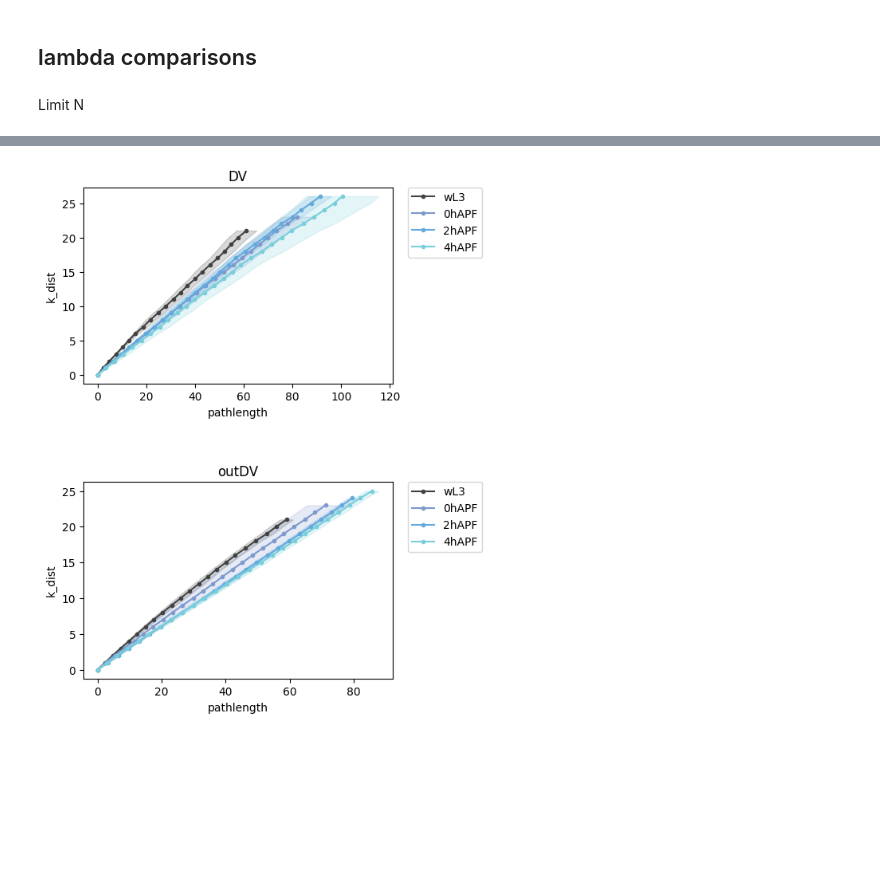
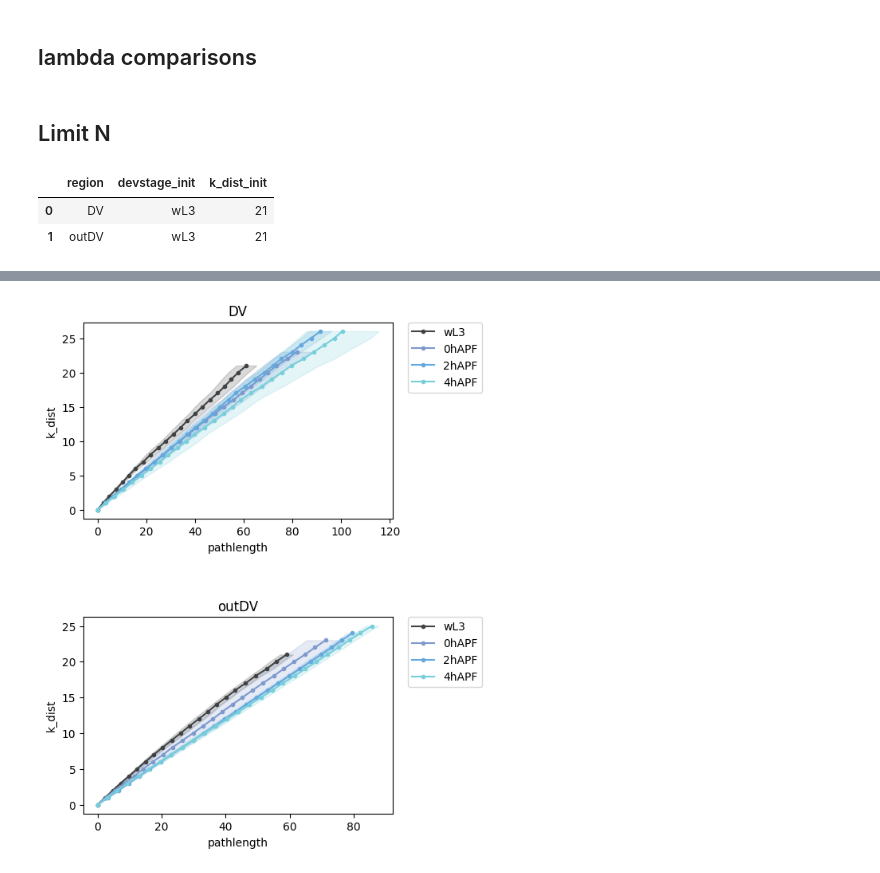
Before and after one commit to abhijeetkrishna/WDeversion_theory, a Jupyter notebook: Experiments/notebooks/prop_comparison_analysis.ipynb, the cells around one changed output, grey strips where cells are left out. Drawn from its saved outputs; the diff is of its cells as text; code cells hidden in the pictures; blank space fills up the shorter version.

```diff
--- a/Experiments/notebooks/prop_comparison_analysis.ipynb
+++ b/Experiments/notebooks/prop_comparison_analysis.ipynb
@@ -213,6 +222,6 @@ for i in range(len(devstage_combinations)):
 
     #concatenate to df_comparison
     df_comparison = pd.concat([df_comparison, df_temp], axis=0).reset_index(drop=True)
-# %% [markdown]
-Limit N
+# %% [markdown]
+## Limit N
 # %%
@@ -223 +237,9 @@ df_comparison = df_comparison.dropna(axis=0).reset_index(drop=True)
 df_comparison["ref_pathlength_scaled"] = df_comparison.groupby(["region", "devstage_init", "devstage_final"])["k_dist_pathlength_mean_init"].transform(lambda x: x/x.max())
+# %%
+#df_comparison = df_comparison.dropna(axis=0).reset_index(drop=True)
+k_limits_comparison = df_comparison.groupby(["region", "devstage_init"])["k_dist_init"].max().reset_index()
+k_limits_comparison
+# %% [output]
+|  | region | devstage_init | k_dist_init |
+| 0 | DV | wL3 | 21 |
+| 1 | outDV | wL3 | 21 |
```
Also changed, not shown: parts of 9 cells of this notebook.
